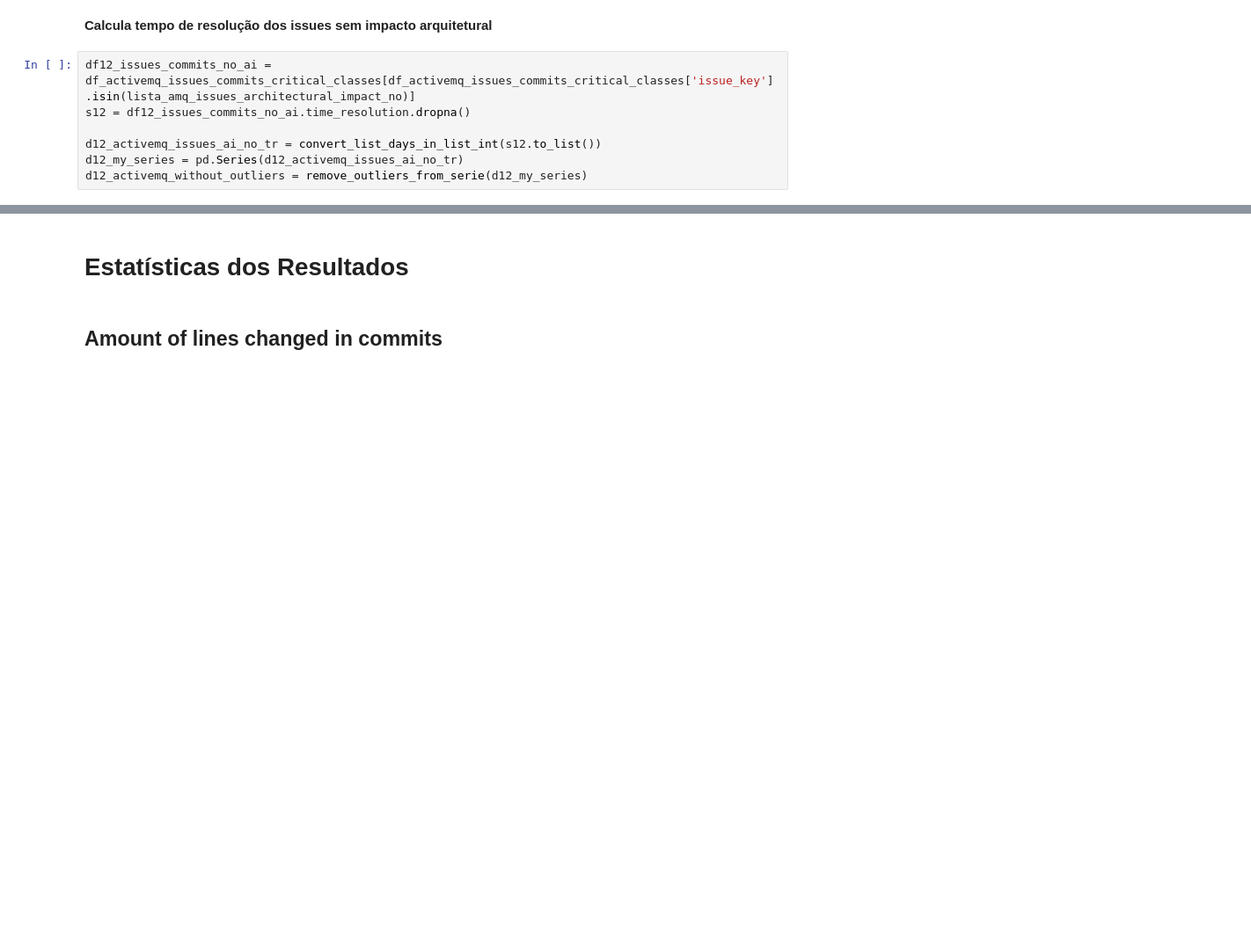
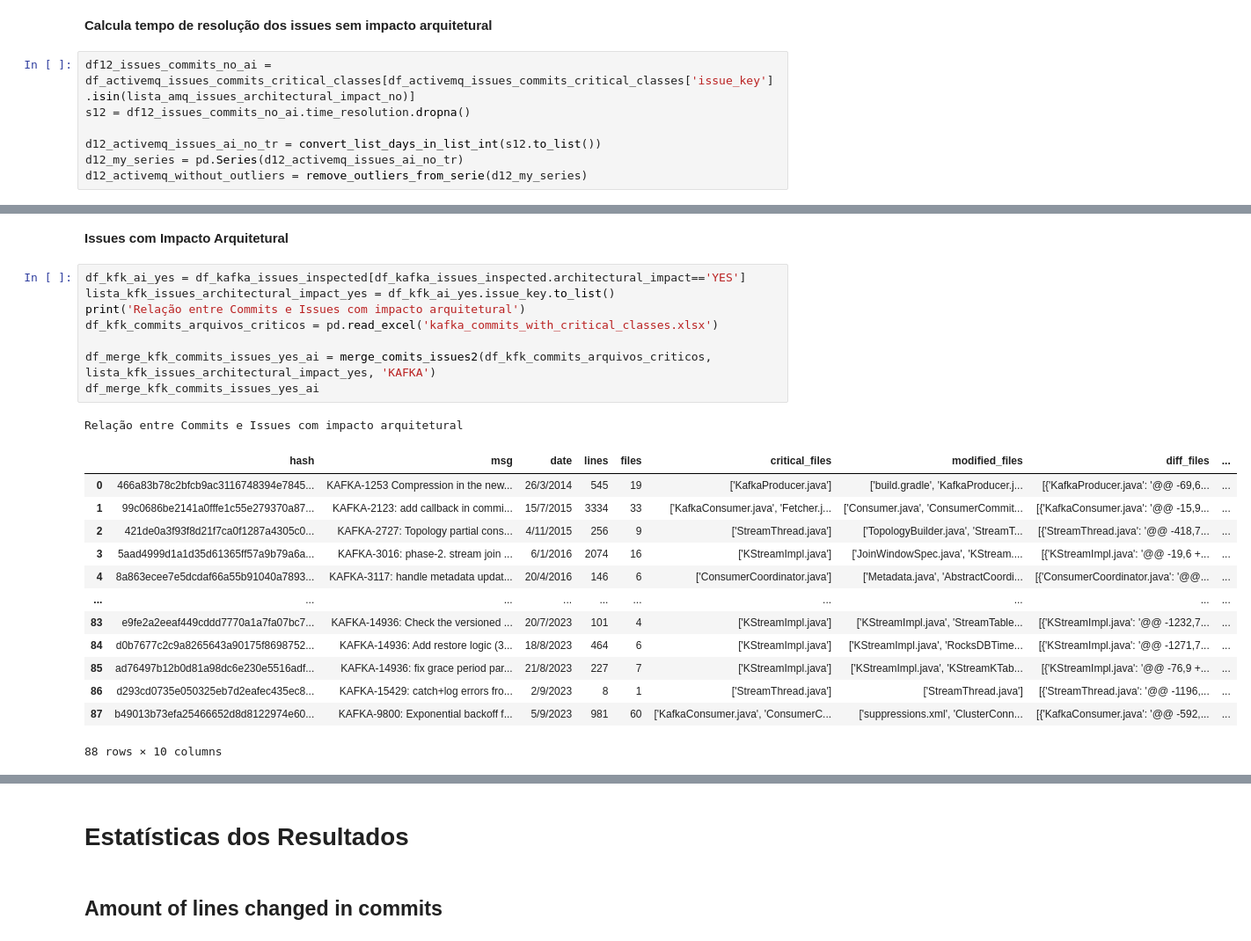
Before and after one commit to armandossrecife/my_validation3, a Jupyter notebook: my_comparison.ipynb, the cells around one changed output, grey strips where cells are left out. Shown at 88% size. Saved outputs shown, nothing was run; the diff lists cells and outputs as text; blank space fills up the shorter version.

```diff
--- a/my_comparison.ipynb
+++ b/my_comparison.ipynb
@@ -661,0 +692,25 @@ Apenas Issues Inspecionados
+# %% [markdown]
+**Issues com Impacto Arquitetural**
+# %%
+df_kfk_ai_yes = df_kafka_issues_inspected[df_kafka_issues_inspected.architectural_impact=='YES']
+lista_kfk_issues_architectural_impact_yes = df_kfk_ai_yes.issue_key.to_list()
+print('Relação entre Commits e Issues com impacto arquitetural')
+df_kfk_commits_arquivos_criticos = pd.read_excel('kafka_commits_with_critical_classes.xlsx')
+
+df_merge_kfk_commits_issues_yes_ai = merge_comits_issues2(df_kfk_commits_arquivos_criticos, lista_kfk_issues_architectural_impact_yes, 'KAFKA')
+df_merge_kfk_commits_issues_yes_ai
+# %% [output]
+Relação entre Commits e Issues com impacto arquitetural
+|  | hash | msg | date | lines | files | critical_files | modified_files | diff_files | ... |
+| 0 | 466a83b78c2bfcb9ac3116748394e7845... | KAFKA-1253 Compression in the new... | 26/3/2014 | 545 | 19 | ['KafkaProducer.java'] | ['build.gradle', 'KafkaProducer.j... | [{'KafkaProducer.java': '@@ -69,6... | ... |
+| 1 | 99c0686be2141a0fffe1c55e279370a87... | KAFKA-2123: add callback in commi... | 15/7/2015 | 3334 | 33 | ['KafkaConsumer.java', 'Fetcher.j... | ['Consumer.java', 'ConsumerCommit... | [{'KafkaConsumer.java': '@@ -15,9... | ... |
+| 2 | 421de0a3f93f8d21f7ca0f1287a4305c0... | KAFKA-2727: Topology partial cons... | 4/11/2015 | 256 | 9 | ['StreamThread.java'] | ['TopologyBuilder.java', 'StreamT... | [{'StreamThread.java': '@@ -418,7... | ... |
+| 3 | 5aad4999d1a1d35d61365ff57a9b79a6a... | KAFKA-3016: phase-2. stream join ... | 6/1/2016 | 2074 | 16 | ['KStreamImpl.java'] | ['JoinWindowSpec.java', 'KStream.... | [{'KStreamImpl.java': '@@ -19,6 +... | ... |
+| 4 | 8a863ecee7e5dcdaf66a55b91040a7893... | KAFKA-3117: handle metadata updat... | 20/4/2016 | 146 | 6 | ['ConsumerCoordinator.java'] | ['Metadata.java', 'AbstractCoordi... | [{'ConsumerCoordinator.java': '@@... | ... |
+| ... | ... | ... | ... | ... | ... | ... | ... | ... | ... |
+| 83 | e9fe2a2eeaf449cddd7770a1a7fa07bc7... | KAFKA-14936: Check the versioned ... | 20/7/2023 | 101 | 4 | ['KStreamImpl.java'] | ['KStreamImpl.java', 'StreamTable... | [{'KStreamImpl.java': '@@ -1232,7... | ... |
+| 84 | d0b7677c2c9a8265643a90175f8698752... | KAFKA-14936: Add restore logic (3... | 18/8/2023 | 464 | 6 | ['KStreamImpl.java'] | ['KStreamImpl.java', 'RocksDBTime... | [{'KStreamImpl.java': '@@ -1271,7... | ... |
+| 85 | ad76497b12b0d81a98dc6e230e5516adf... | KAFKA-14936: fix grace period par... | 21/8/2023 | 227 | 7 | ['KStreamImpl.java'] | ['KStreamImpl.java', 'KStreamKTab... | [{'KStreamImpl.java': '@@ -76,9 +... | ... |
+| 86 | d293cd0735e050325eb7d2eafec435ec8... | KAFKA-15429: catch+log errors fro... | 2/9/2023 | 8 | 1 | ['StreamThread.java'] | ['StreamThread.java'] | [{'StreamThread.java': '@@ -1196,... | ... |
+| 87 | b49013b73efa25466652d8d8122974e60... | KAFKA-9800: Exponential backoff f... | 5/9/2023 | 981 | 60 | ['KafkaConsumer.java', 'ConsumerC... | ['suppressions.xml', 'ClusterConn... | [{'KafkaConsumer.java': '@@ -592,... | ... |
+88 rows × 10 columns
```
Also changed, not shown: parts of 21 cells of this notebook.
